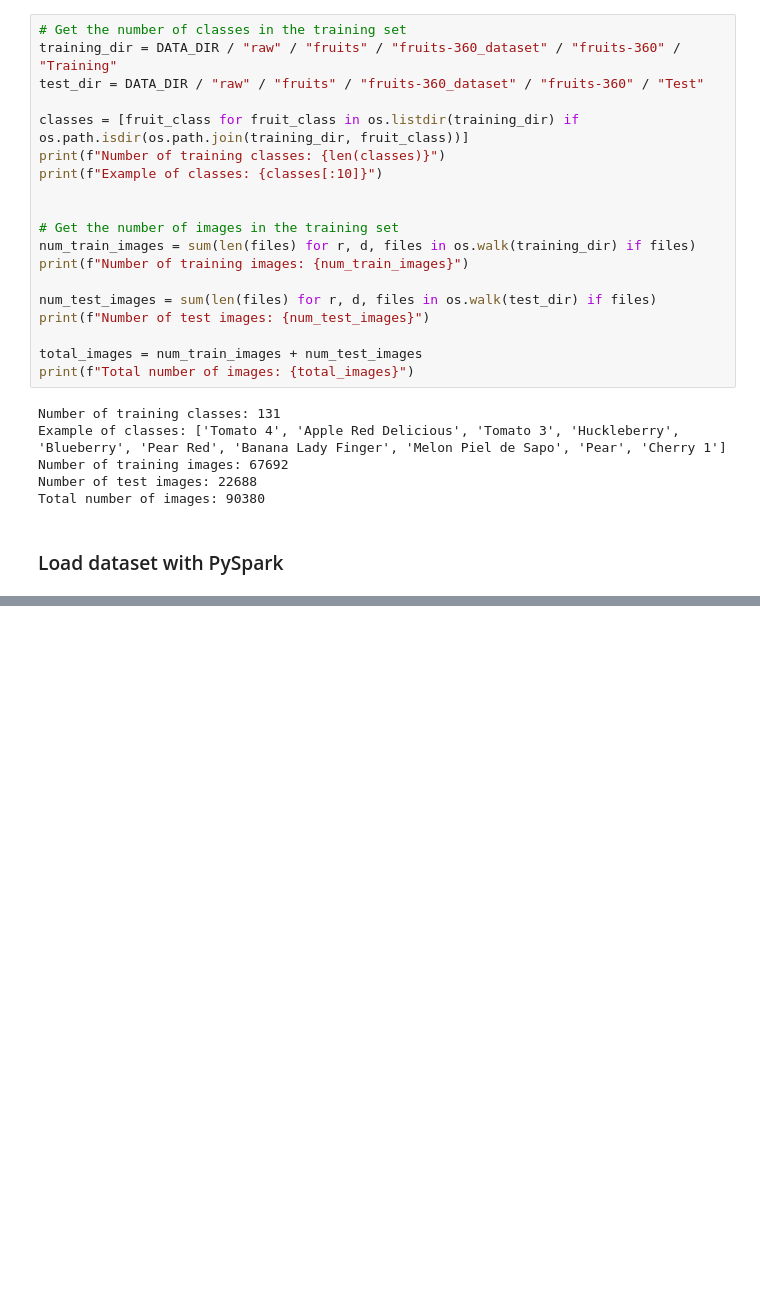
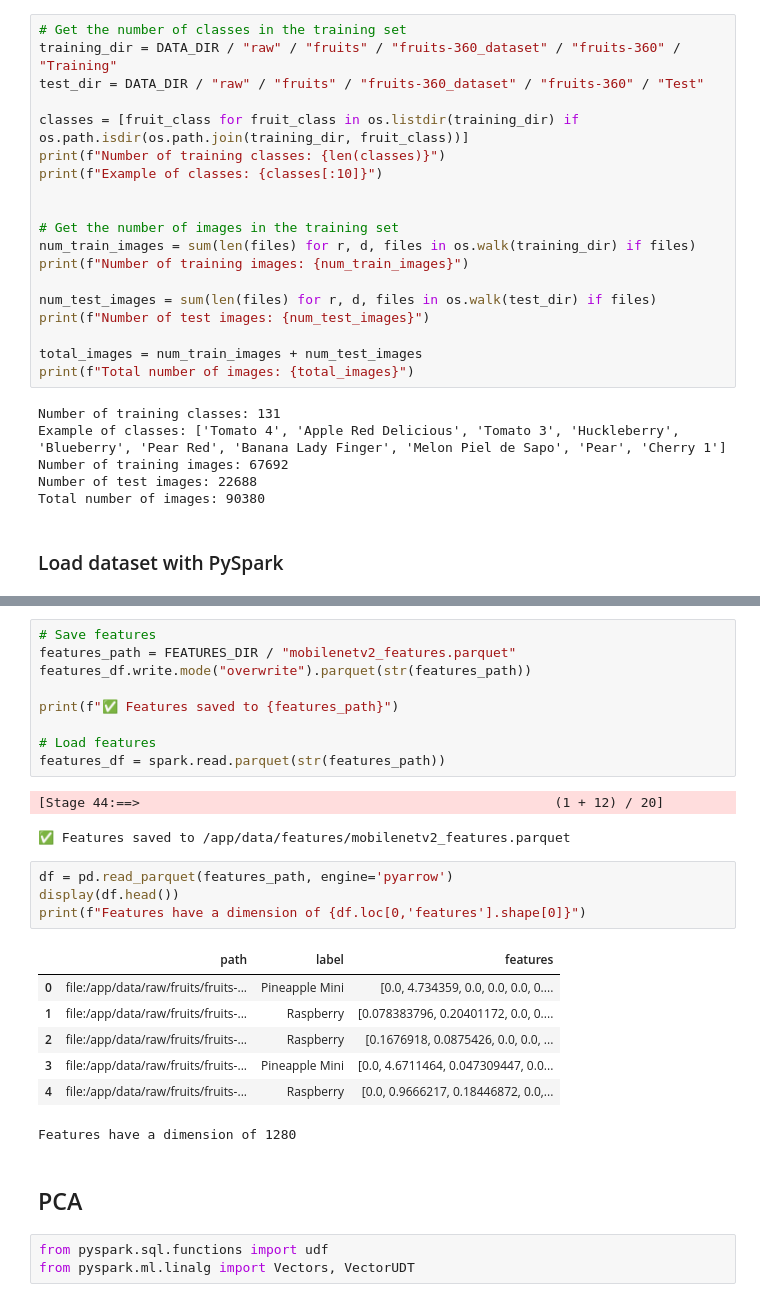
Before and after one commit to Laeti-dev/P11-Implement-a-data-processing-workflow-in-a-cloud-based-big-data-environment., a Jupyter notebook: notebooks/notebook2026.ipynb, the cells around one changed output, grey strips where cells are left out. Saved outputs shown, nothing was run; the diff lists cells and outputs as text; blank space fills up the shorter version.

```diff
--- a/notebooks/notebook2026.ipynb
+++ b/notebooks/notebook2026.ipynb
@@ -313,0 +453,29 @@ Classes distribution:
+# %%
+# Save features
+features_path = FEATURES_DIR / "mobilenetv2_features.parquet"
+features_df.write.mode("overwrite").parquet(str(features_path))
+
+print(f"✅ Features saved to {features_path}")
+
+# Load features
+features_df = spark.read.parquet(str(features_path))
+# %% [output]
+[Stage 44:==>                                                     (1 + 12) / 20]
+✅ Features saved to /app/data/features/mobilenetv2_features.parquet
+# %%
+df = pd.read_parquet(features_path, engine='pyarrow')
+display(df.head())
+print(f"Features have a dimension of {df.loc[0,'features'].shape[0]}")
+# %% [output]
+|  | path | label | features |
+| 0 | file:/app/data/raw/fruits/fruits-... | Pineapple Mini | [0.0, 4.734359, 0.0, 0.0, 0.0, 0.... |
+| 1 | file:/app/data/raw/fruits/fruits-... | Raspberry | [0.078383796, 0.20401172, 0.0, 0.... |
+| 2 | file:/app/data/raw/fruits/fruits-... | Raspberry | [0.1676918, 0.0875426, 0.0, 0.0, ... |
+| 3 | file:/app/data/raw/fruits/fruits-... | Pineapple Mini | [0.0, 4.6711464, 0.047309447, 0.0... |
+| 4 | file:/app/data/raw/fruits/fruits-... | Raspberry | [0.0, 0.9666217, 0.18446872, 0.0,... |
+Features have a dimension of 1280
+# %% [markdown]
+## PCA
+# %%
+from pyspark.sql.functions import udf
+from pyspark.ml.linalg import Vectors, VectorUDT
```
Also changed, not shown: parts of 21 cells of this notebook, 4 other files.
